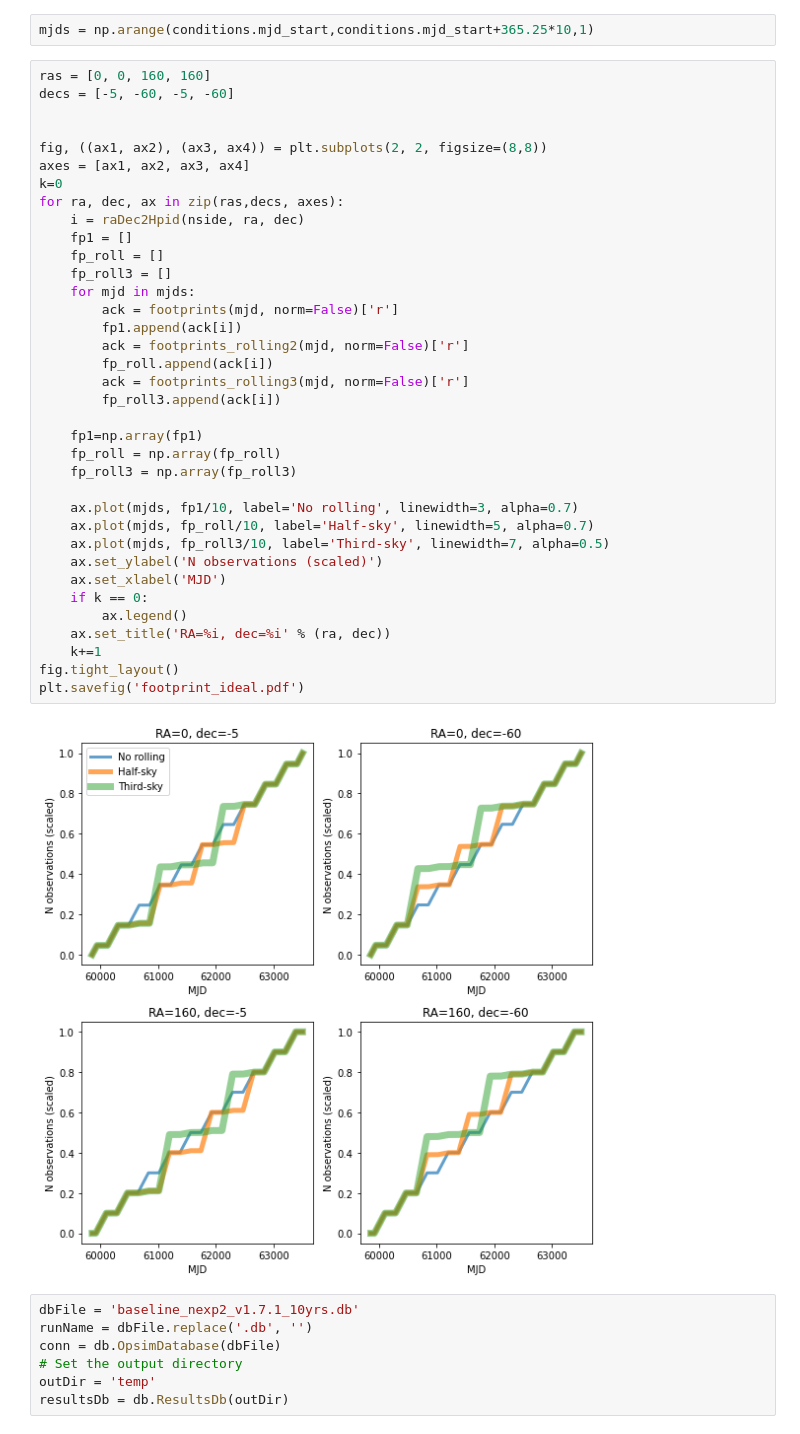
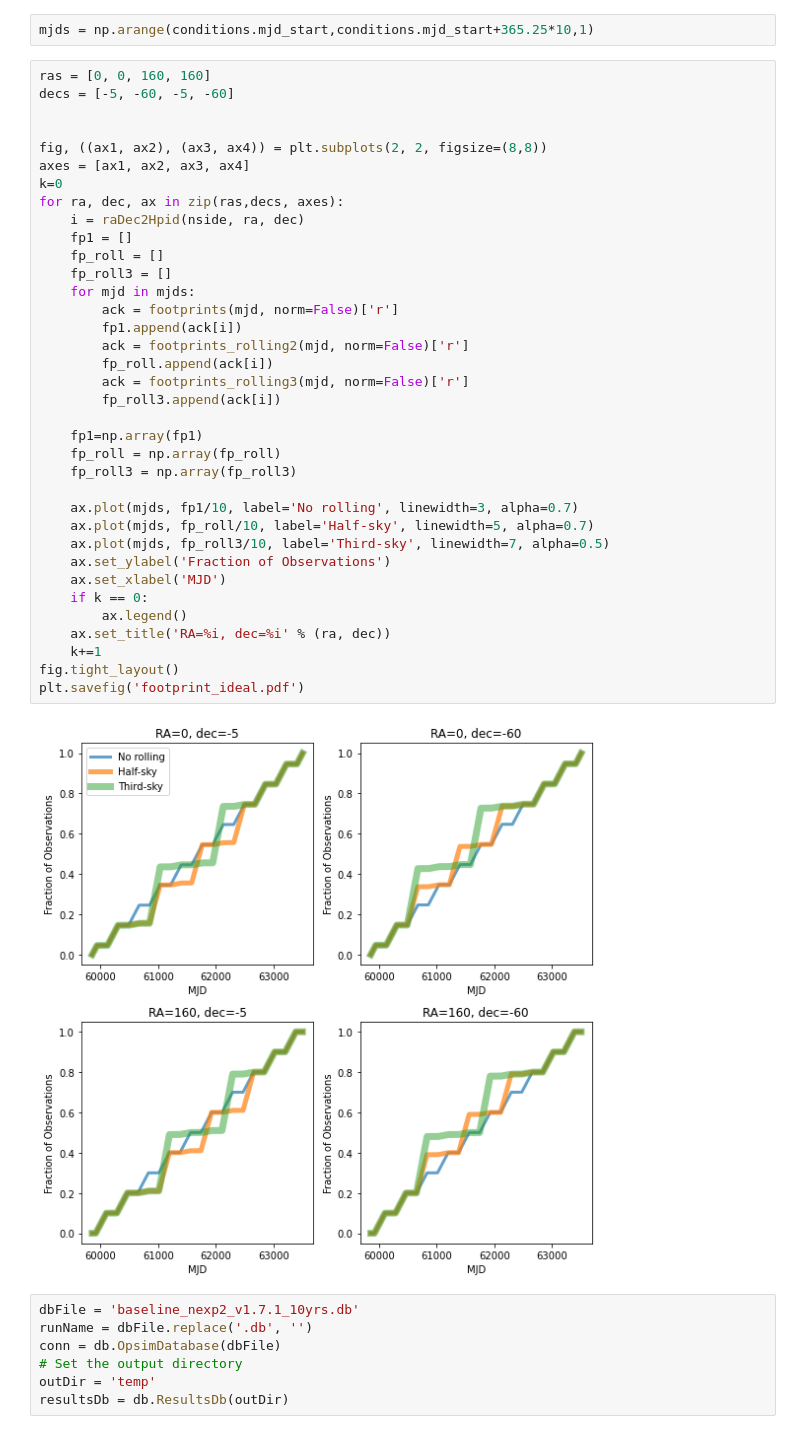
Before and after one commit to lsst-pst/pstn-052, a Jupyter notebook: plots/footprint_obj.ipynb, the cells around one changed output. Drawn from its saved outputs; the diff is of its cells as text.

```diff
--- a/plots/footprint_obj.ipynb
+++ b/plots/footprint_obj.ipynb
@@ -46,35 +46,35 @@ fig, ((ax1, ax2), (ax3, ax4)) = plt.subplots(2, 2, figsize=(8,8))
 axes = [ax1, ax2, ax3, ax4]
 k=0
 for ra, dec, ax in zip(ras,decs, axes):
     i = raDec2Hpid(nside, ra, dec)
     fp1 = []
     fp_roll = []
     fp_roll3 = []
     for mjd in mjds:
         ack = footprints(mjd, norm=False)['r']
         fp1.append(ack[i])
         ack = footprints_rolling2(mjd, norm=False)['r']
         fp_roll.append(ack[i])
         ack = footprints_rolling3(mjd, norm=False)['r']
         fp_roll3.append(ack[i])
 
     fp1=np.array(fp1)
     fp_roll = np.array(fp_roll)
     fp_roll3 = np.array(fp_roll3)
 
     ax.plot(mjds, fp1/10, label='No rolling', linewidth=3, alpha=0.7)
     ax.plot(mjds, fp_roll/10, label='Half-sky', linewidth=5, alpha=0.7)
     ax.plot(mjds, fp_roll3/10, label='Third-sky', linewidth=7, alpha=0.5)
-    ax.set_ylabel('N observations (scaled)')
+    ax.set_ylabel('Fraction of Observations')
     ax.set_xlabel('MJD')
     if k == 0:
         ax.legend()
     ax.set_title('RA=%i, dec=%i' % (ra, dec))
     k+=1
 fig.tight_layout()
 plt.savefig('footprint_ideal.pdf')
 # %% [output]
-[figure, old version]
+[figure, new version]
 # %%
 dbFile = 'baseline_nexp2_v1.7.1_10yrs.db'
 runName = dbFile.replace('.db', '')
```
Also changed, not shown: parts of 2 cells of this notebook, 14 other files.
